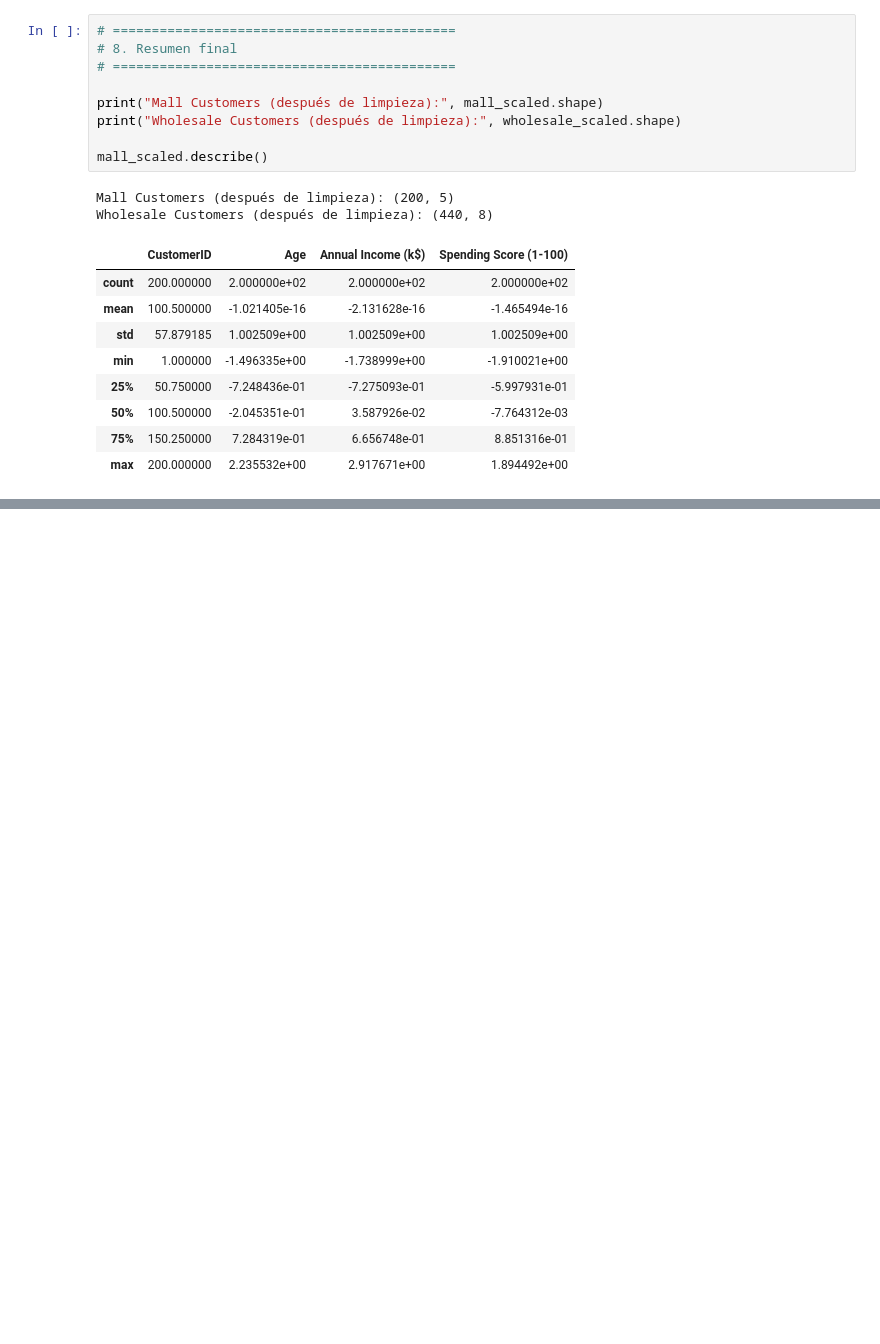
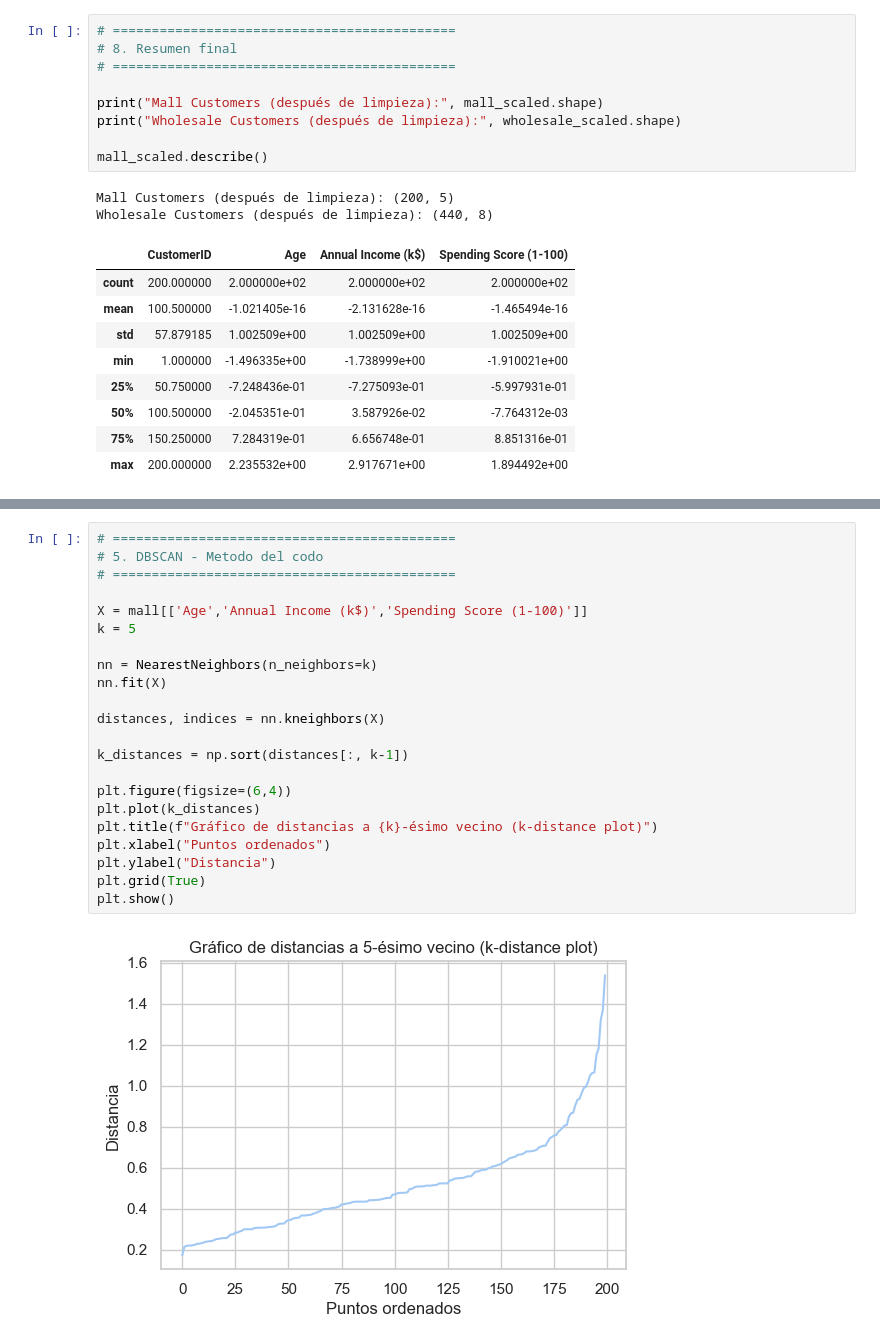
Before and after one commit to meeel29/Analisis-de-datos-, a Jupyter notebook: ActividadEvaluativa3/Parte1.ipynb, the cells around one changed output, grey strips where cells are left out. Drawn from its saved outputs; the diff is of its cells as text; blank space fills up the shorter version.

```diff
--- a/ActividadEvaluativa3/Parte1.ipynb
+++ b/ActividadEvaluativa3/Parte1.ipynb
@@ -168,0 +237,24 @@ Wholesale Customers (después de limpieza): (440, 8)
+# %%
+# ============================================
+# 5. DBSCAN - Metodo del codo
+# ============================================
+
+X = mall[['Age','Annual Income (k$)','Spending Score (1-100)']]
+k = 5
+
+nn = NearestNeighbors(n_neighbors=k)
+nn.fit(X)
+
+distances, indices = nn.kneighbors(X)
+
+k_distances = np.sort(distances[:, k-1])
+
+plt.figure(figsize=(6,4))
+plt.plot(k_distances)
+plt.title(f"Gráfico de distancias a {k}-ésimo vecino (k-distance plot)")
+plt.xlabel("Puntos ordenados")
+plt.ylabel("Distancia")
+plt.grid(True)
+plt.show()
+# %% [output]
+[figure, added]
```
Also changed, not shown: parts of 27 cells of this notebook, 2 other files.
